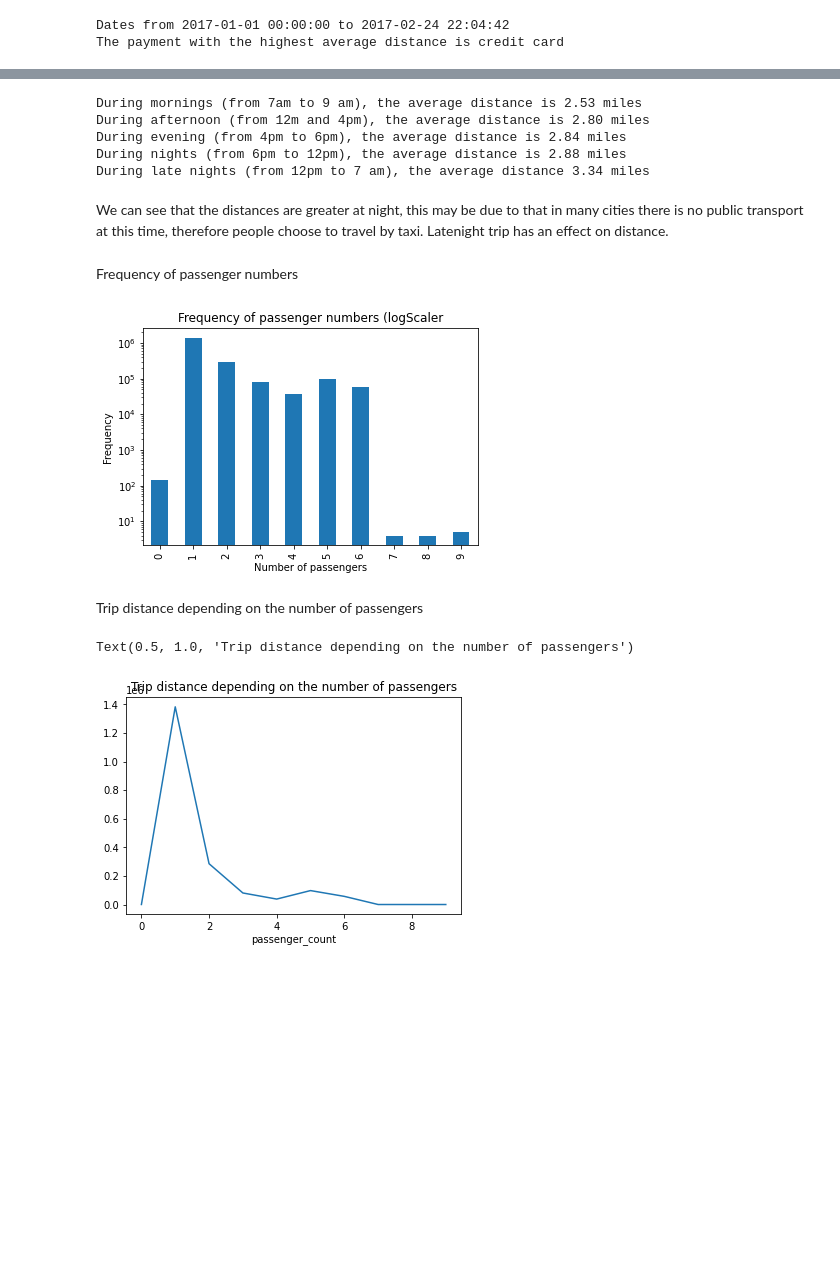
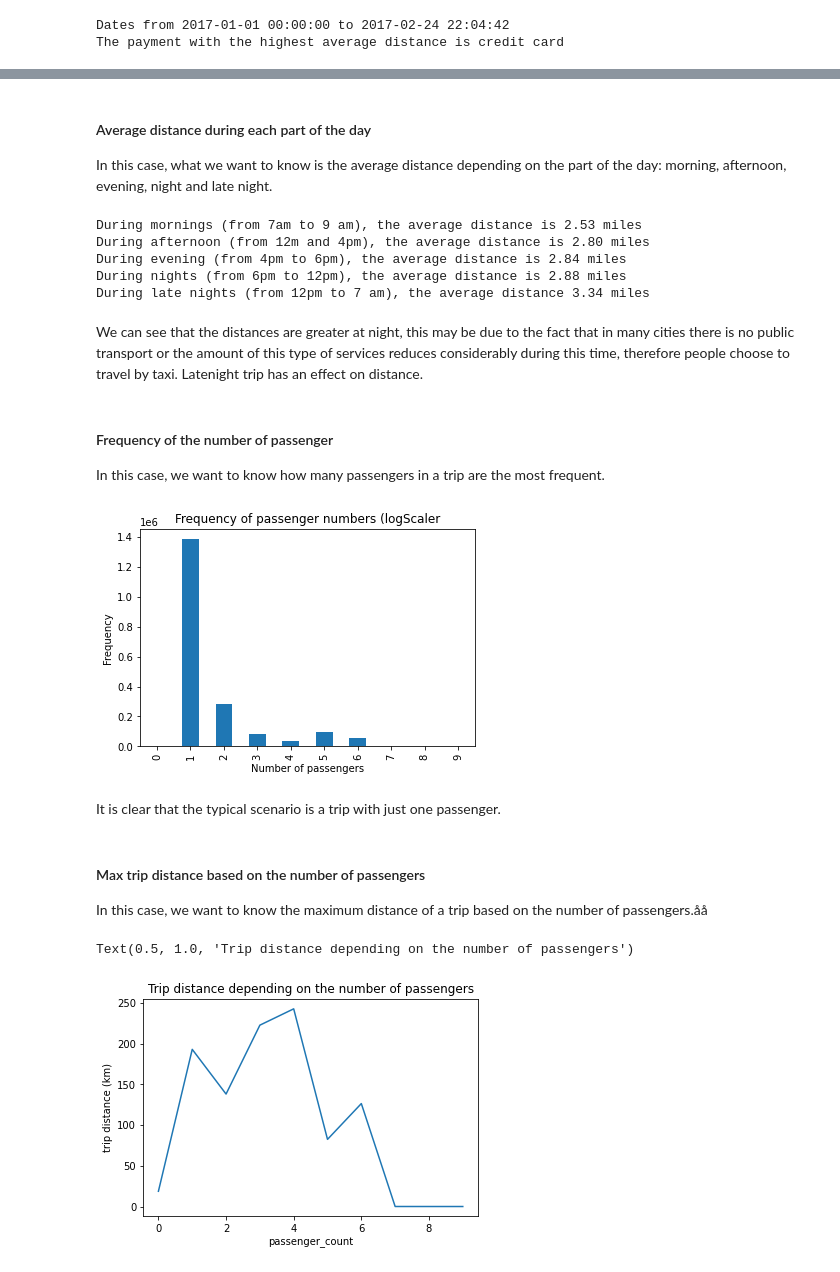
Before and after one commit to luisrodrigar/scalable-distributed-computing, a Jupyter notebook: Lab 2 - PySpark/pyspark-serial.ipynb, the cells around one changed output, grey strips where cells are left out. Drawn from its saved outputs; the diff is of its cells as text; code cells hidden in the pictures; blank space fills up the shorter version.

Commit message:
Added last graph about the max distance per number of passengers

```diff
--- a/Lab 2 - PySpark/pyspark-serial.ipynb
+++ b/Lab 2 - PySpark/pyspark-serial.ipynb
@@ -65,6 +65,10 @@ def get_rate_code_id(rate_code_id):
         return "negotiated fare"
     else:
         return "group ride"
+
+
+def miles_to_km(miles):
+    return miles + (miles * 0.6)
 # %%
 data_1 = pd.read_csv("data/tripdata_2017-01.csv")
 data_2 = pd.read_csv("data/tripdata_2017-02.csv")
@@ -184,3 +191,7 @@ Average distance depending on the part of the day
+# %% [markdown]
+#### Average distance during each part of the day
+
+In this case, what we want to know is the average distance depending on the part of the day: morning, afternoon, evening, night and late night.
 # %%
 df['tpep_pickup_datetime'] = pd.to_datetime(df['tpep_pickup_datetime'])
 df['pu_hour'] = df['tpep_pickup_datetime'].dt.hour
@@ -206,25 +217,32 @@ During evening (from 4pm to 6pm), the average distance is 2.84 miles
 During nights (from 6pm to 12pm), the average distance is 2.88 miles
 During late nights (from 12pm to 7 am), the average distance 3.34 miles
 # %% [markdown]
-We can see that the distances are greater at night, this may be due to that in many cities there is no public transport at this time, therefore people choose to travel by taxi. Latenight trip has an effect on distance.
+We can see that the distances are greater at night, this may be due to the fact that in many cities there is no public transport or the amount of this type of services reduces considerably during this time, therefore people choose to travel by taxi. Latenight trip has an effect on distance.
-# %% [markdown]
-Frequency of passenger numbers
+# %% [markdown]
+#### Frequency of the number of passenger
+
+In this case, we want to know how many passengers in a trip are the most frequent.
 # %%
 
 passengers = df['passenger_count'].value_counts().sort_index()
-passengers.plot(kind = 'bar',logy = True)
+passengers.plot(kind = 'bar')
 plt.xlabel('Number of passengers')
 plt.ylabel('Frequency')
-plt.title('Frequency of passenger numbers (logScaler')
+plt.title('Frequency of passenger numbers')
 plt.show()
 # %% [output]
-[figure, old version]
+[figure, new version]
-# %% [markdown]
-Trip distance depending on the number of passengers
+# %% [markdown]
+It is clear that the typical scenario is a trip with just one passenger.
+# %% [markdown]
+#### Max trip distance based on the number of passengers
+
+In this case, we want to know the maximum distance of a trip based on the number of passengers.åå
 # %%
-passenger_vs_distance = df.groupby('passenger_count').count()['trip_distance']
-passenger_vs_distance.plot()
-plt.title('Trip distance depending on the number of passengers')
+passenger_vs_distance = miles_to_km(df.groupby('passenger_count').max()['trip_distance'])
+passenger_vs_distance.plot(x=passenger_vs_distance.index, y=miles_to_km(passenger_vs_distance))
+plt.ylabel("trip distance (km)")
+plt.title('Max trip distance depending on the number of passengers')
 # %% [output]
 Text(0.5, 1.0, 'Trip distance depending on the number of passengers')
-[figure, old version]
+[figure, new version]
```
Also changed, not shown: parts of 9 cells of this notebook.
